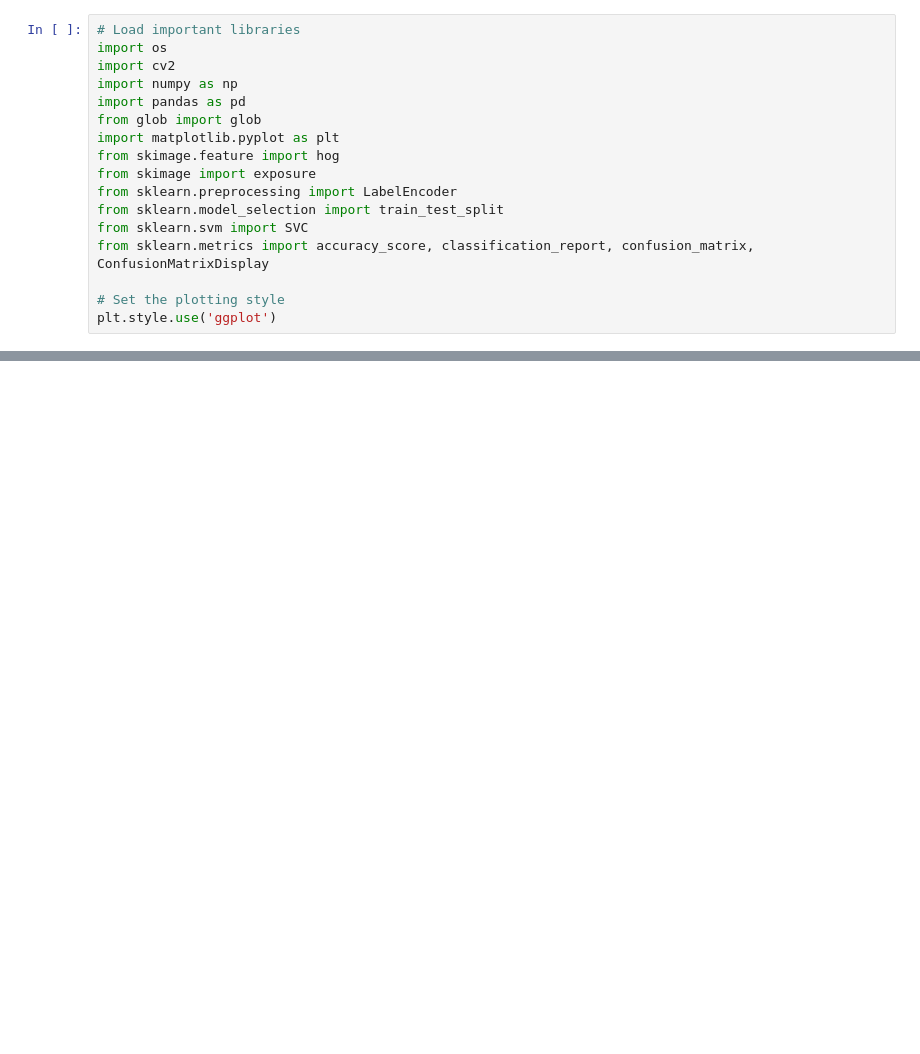
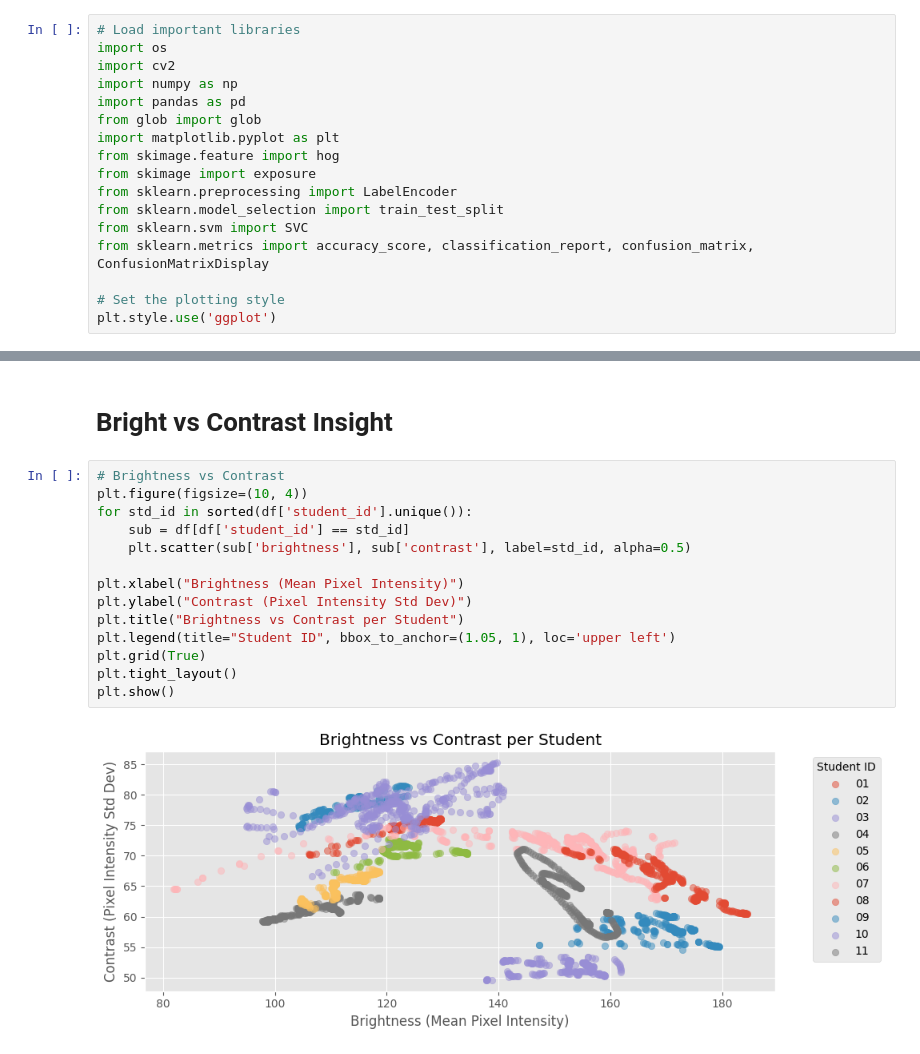
Before and after one commit to Duanaz20/face-recognition, a Jupyter notebook: code_checkpoint2.ipynb, the cells around one changed output, grey strips where cells are left out. Drawn from its saved outputs; the diff is of its cells as text; blank space fills up the shorter version.

```diff
--- a/code_checkpoint2.ipynb
+++ b/code_checkpoint2.ipynb
@@ -95,0 +181,18 @@ plt.show()
+# %% [markdown]
+# Bright vs Contrast Insight
+# %%
+# Brightness vs Contrast
+plt.figure(figsize=(10, 4))
+for std_id in sorted(df['student_id'].unique()):
+    sub = df[df['student_id'] == std_id]
+    plt.scatter(sub['brightness'], sub['contrast'], label=std_id, alpha=0.5)
+
+plt.xlabel("Brightness (Mean Pixel Intensity)")
+plt.ylabel("Contrast (Pixel Intensity Std Dev)")
+plt.title("Brightness vs Contrast per Student")
+plt.legend(title="Student ID", bbox_to_anchor=(1.05, 1), loc='upper left')
+plt.grid(True)
+plt.tight_layout()
+plt.show()
+# %% [output]
+[figure, added]
```
Also changed, not shown: parts of 26 cells of this notebook.
